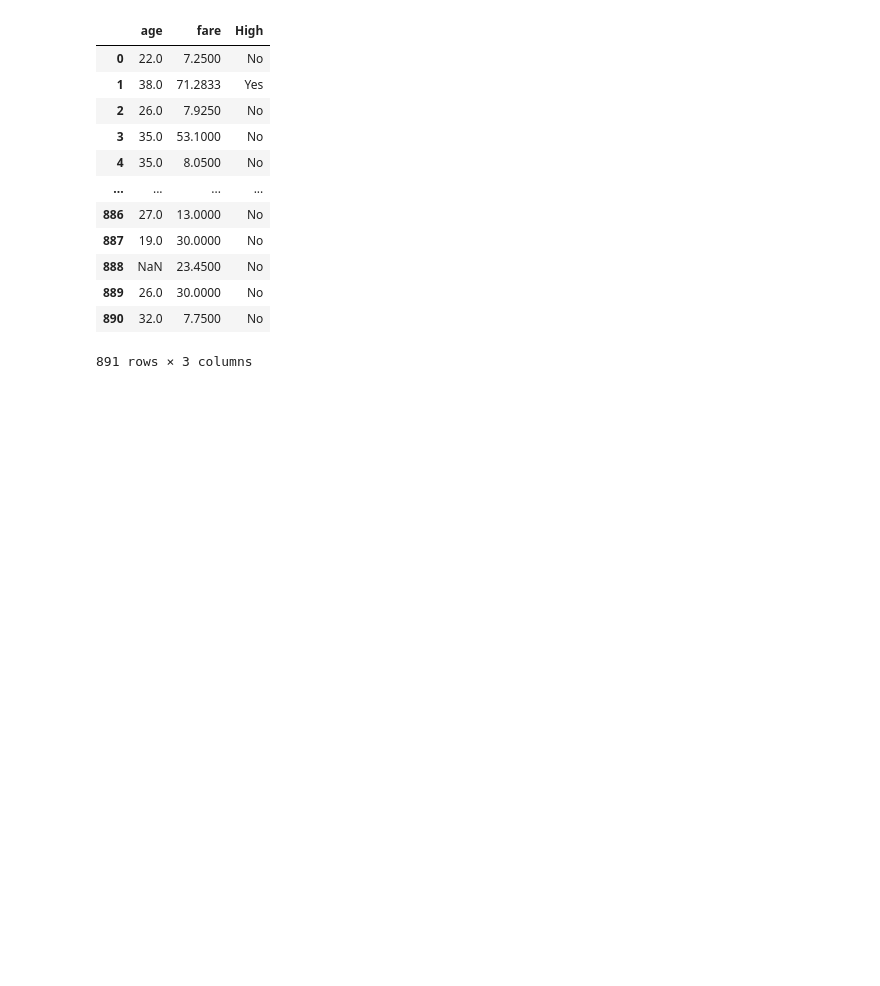
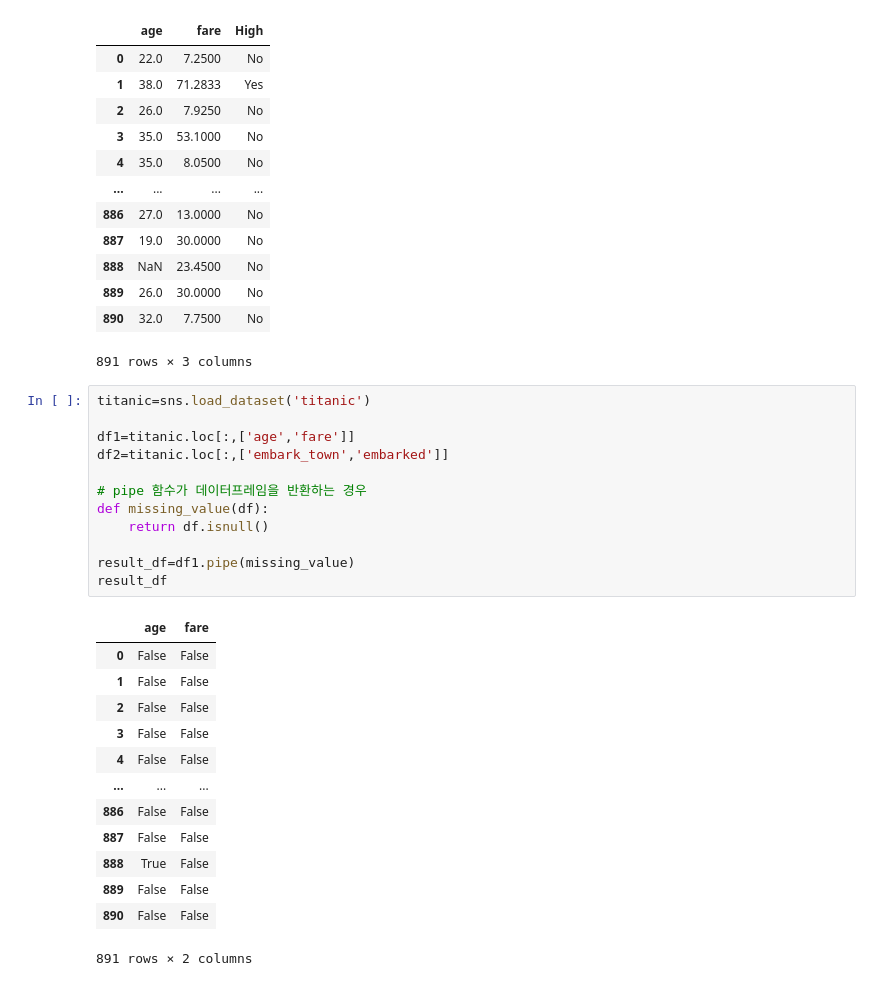
Before and after one commit to PolyGon-13/DataScience_Study, a Jupyter notebook: DataFrame/01_Function_Mapping.ipynb, the cells around one changed output. Cells and saved outputs as stored; diff of their text form; blank space fills up the shorter version.

```diff
--- a/DataFrame/01_Function_Mapping.ipynb
+++ b/DataFrame/01_Function_Mapping.ipynb
@@ -294,3 +294,29 @@ df
 | 889 | 26.0 | 30.0000 | No |
 | 890 | 32.0 | 7.7500 | No |
 891 rows × 3 columns
+# %%
+titanic=sns.load_dataset('titanic')
+
+df1=titanic.loc[:,['age','fare']]
+df2=titanic.loc[:,['embark_town','embarked']]
+
+# pipe 함수가 데이터프레임을 반환하는 경우
+def missing_value(df):
+    return df.isnull()
+
+result_df=df1.pipe(missing_value)
+result_df
+# %% [output]
+|  | age | fare |
+| 0 | False | False |
+| 1 | False | False |
+| 2 | False | False |
+| 3 | False | False |
+| 4 | False | False |
+| ... | ... | ... |
+| 886 | False | False |
+| 887 | False | False |
+| 888 | True | False |
+| 889 | False | False |
+| 890 | False | False |
+891 rows × 2 columns
```
Also changed, not shown: parts of 4 cells of this notebook.
